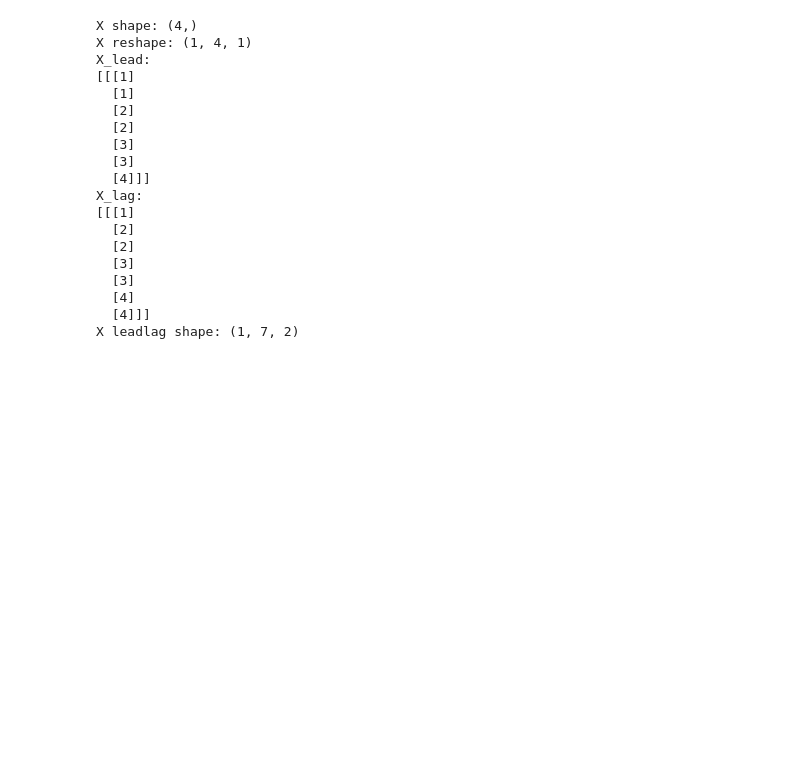
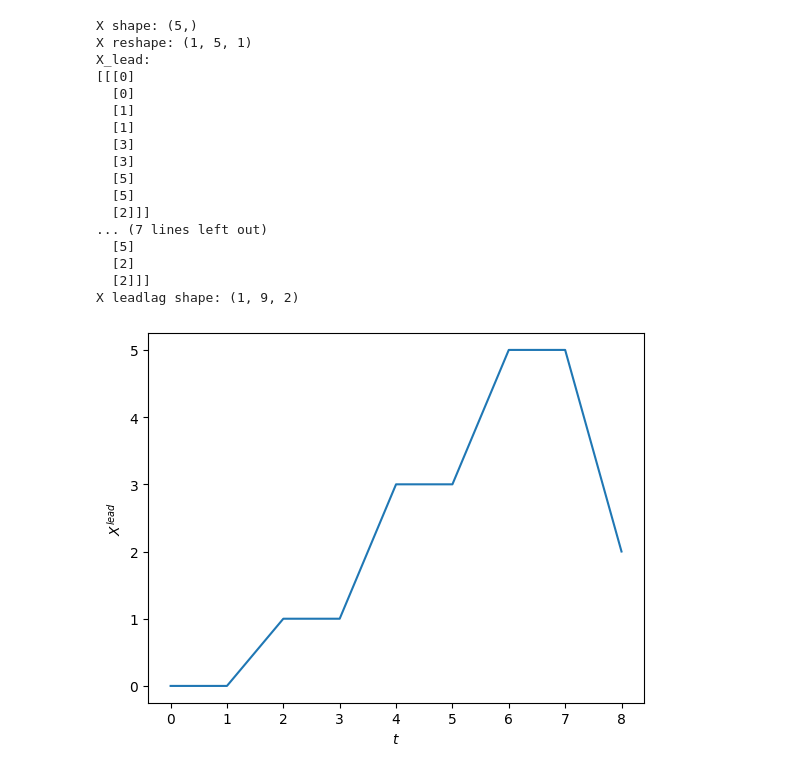
Before and after one commit to levi0206/Signature-GAN, a Jupyter notebook: plot_leadlag.ipynb, the cells around one changed output. Saved outputs shown, nothing was run; the diff lists cells and outputs as text; code cells hidden in the pictures; blank space fills up the shorter version.

Commit message:
finish plot_leadlag.ipynb

```diff
--- a/plot_leadlag.ipynb
+++ b/plot_leadlag.ipynb
@@ -10,7 +10,7 @@ def leadlag(X: np.array):
     leadlag = np.concatenate((X_repeat[:, :-1],X_repeat[:, 1:]),axis=2)
     return leadlag
 # %%
-X = np.array([1,2,3,4])
+X = np.array([0,1,3,5,2])
 print("X shape: {}".format(X.shape))
 
 X = np.reshape(X,[1,-1,1])
@@ -25,22 +25,31 @@ print("X_lag: \n{}".format(X_lag))
 X_leadlag = leadlag(X)
 print("X leadlag shape: {}".format(X_leadlag.shape))
 # %% [output]
-X shape: (4,)
-X reshape: (1, 4, 1)
+X shape: (5,)
+X reshape: (1, 5, 1)
 X_lead:
-[[[1]
+[[[0]
+  [0]
   [1]
-  [2]
-  [2]
+  [1]
   [3]
   [3]
-  [4]]]
-X_lag:
-[[[1]
+  [5]
+  [5]
+  [2]]]
+... (7 lines left out)
+  [5]
   [2]
-  [2]
-  [3]
-  [3]
-  [4]
-  [4]]]
-X leadlag shape: (1, 7, 2)
+  [2]]]
+X leadlag shape: (1, 9, 2)
+# %%
+t = np.arange(9)
+X_lead = X_lead.squeeze()
+X_lag = X_lag.squeeze()
+# %%
+plt.plot(t,X_lead)
+plt.xlabel(r"$t$")
+plt.ylabel(r"$X^{lead}$")
+plt.show()
+# %% [output]
+[figure, added]
```
Also changed, not shown: parts of 2 cells of this notebook.
